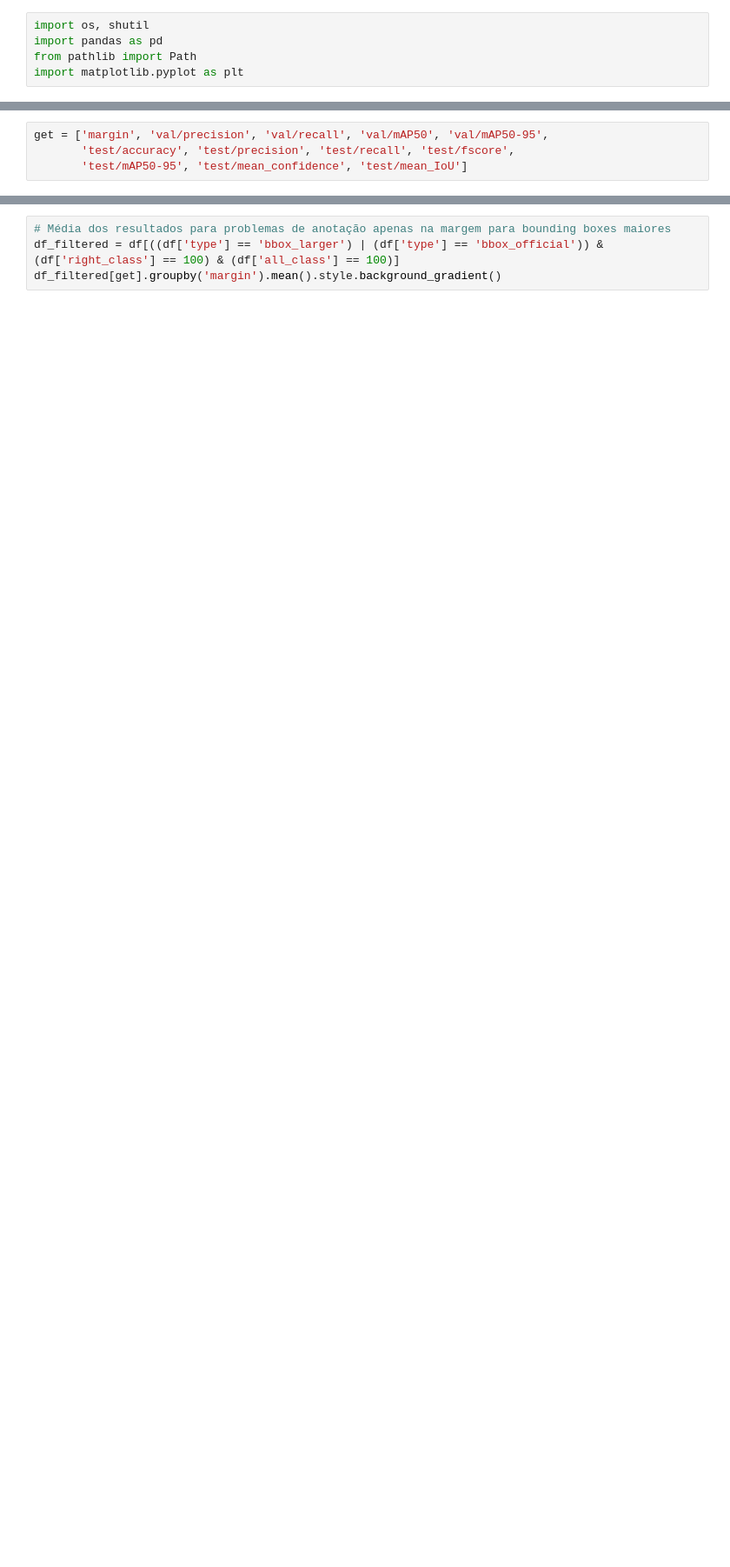
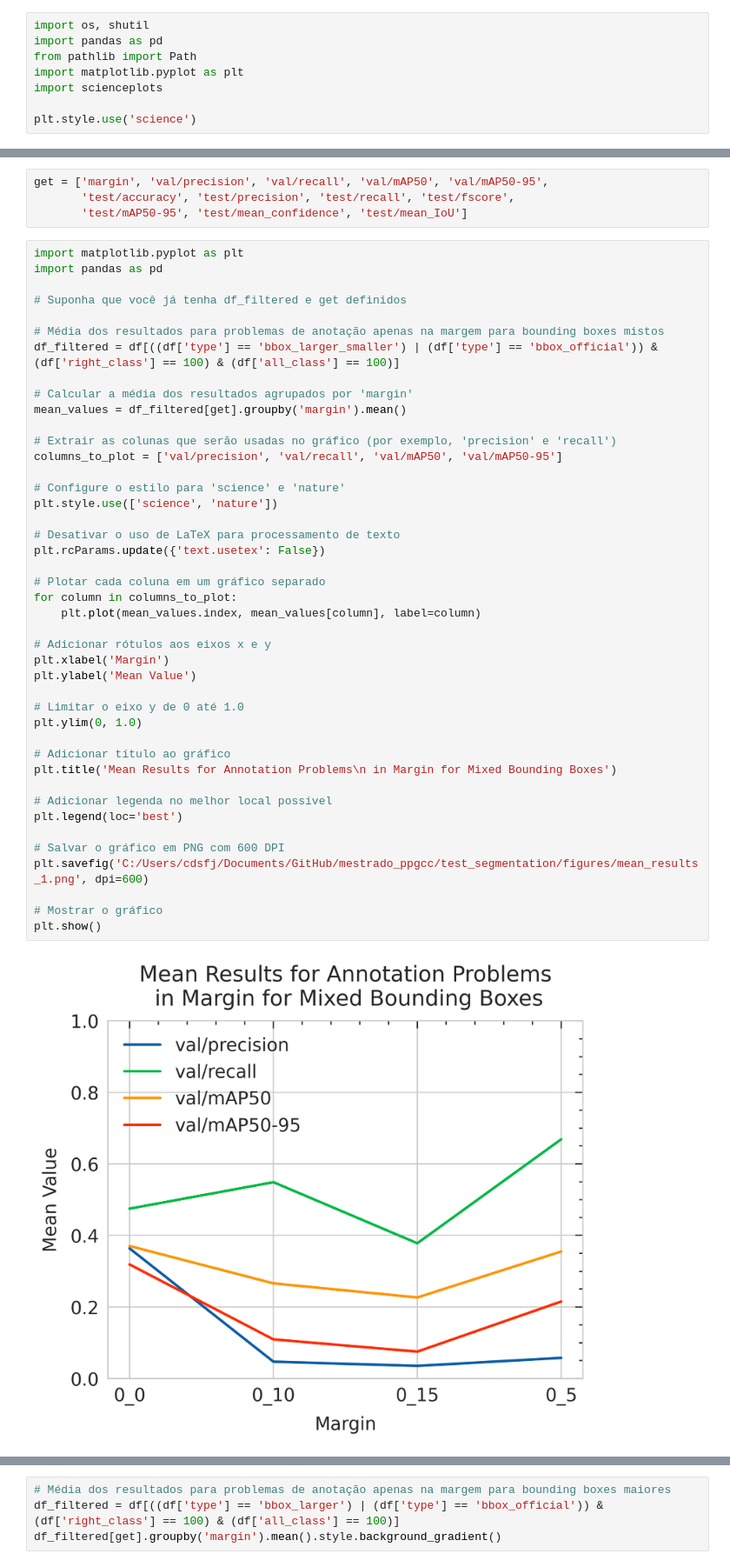
Before and after one commit to clodoaldocodes/mestrado_ppgcc, a Jupyter notebook: test_segmentation/results_analyzer.ipynb, the cells around one changed output, grey strips where cells are left out. Shown at 87% size. Cells and saved outputs as stored; diff of their text form; blank space fills up the shorter version.

```diff
--- a/test_segmentation/results_analyzer.ipynb
+++ b/test_segmentation/results_analyzer.ipynb
@@ -3,6 +24,9 @@ import os, shutil
 import pandas as pd
 from pathlib import Path
 import matplotlib.pyplot as plt
+import scienceplots
+
+plt.style.use('science')
 # %% [markdown]
 # Concatena todos os JSONs em um
 Sinceramente, não aconselho fazer isso, aĺém de demorado o Fiftyone apresenta limitações com muitos dados tornando-o muito pesado e consumindo muuuuita memória RAM. Eu não consegui unificar todos e acabei trabalhando com eles de forma individual mesmo.
@@ -126,6 +150,51 @@ A anotação perfeita teve o melhor resultado, tendo acurácias de praticamente
 get = ['margin', 'val/precision', 'val/recall', 'val/mAP50', 'val/mAP50-95',
        'test/accuracy', 'test/precision', 'test/recall', 'test/fscore',
        'test/mAP50-95', 'test/mean_confidence', 'test/mean_IoU']
+# %%
+import matplotlib.pyplot as plt
+import pandas as pd
+
+# Suponha que você já tenha df_filtered e get definidos
+
+# Média dos resultados para problemas de anotação apenas na margem para bounding boxes mistos
+df_filtered = df[((df['type'] == 'bbox_larger_smaller') | (df['type'] == 'bbox_official')) & (df['right_class'] == 100) & (df['all_class'] == 100)]
+
+# Calcular a média dos resultados agrupados por 'margin'
+mean_values = df_filtered[get].groupby('margin').mean()
+
+# Extrair as colunas que serão usadas no gráfico (por exemplo, 'precision' e 'recall')
+columns_to_plot = ['val/precision', 'val/recall', 'val/mAP50', 'val/mAP50-95']
+
+# Configure o estilo para 'science' e 'nature'
+plt.style.use(['science', 'nature'])
+
+# Desativar o uso de LaTeX para processamento de texto
+plt.rcParams.update({'text.usetex': False})
+
+# Plotar cada coluna em um gráfico separado
+for column in columns_to_plot:
+    plt.plot(mean_values.index, mean_values[column], label=column)
+
+# Adicionar rótulos aos eixos x e y
+plt.xlabel('Margin')
+plt.ylabel('Mean Value')
+
+# Limitar o eixo y de 0 até 1.0
+plt.ylim(0, 1.0)
+
+# Adicionar título ao gráfico
+plt.title('Mean Results for Annotation Problems\n in Margin for Mixed Bounding Boxes')
+
+# Adicionar legenda no melhor local possível
+plt.legend(loc='best')
+
+# Salvar o gráfico em PNG com 600 DPI
+plt.savefig('C:/Users/cdsfj/Documents/GitHub/mestrado_ppgcc/test_segmentation/figures/mean_results_1.png', dpi=600)
+
+# Mostrar o gráfico
+plt.show()
+# %% [output]
+[figure, added]
 # %%
 # Média dos resultados para problemas de anotação apenas na margem para bounding boxes mistos
 df_filtered = df[((df['type'] == 'bbox_larger_smaller') | (df['type'] == 'bbox_official')) & (df['right_class'] == 100) & (df['all_class'] == 100)]
```
Also changed, not shown: parts of 4 cells of this notebook, 6 other files.
